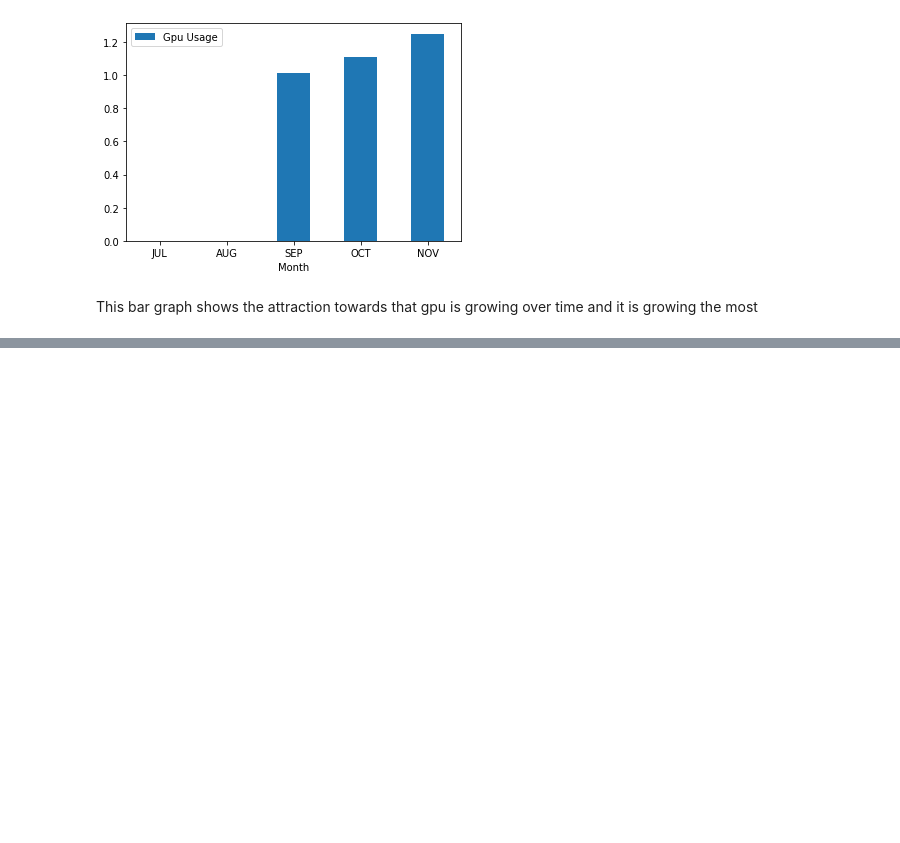
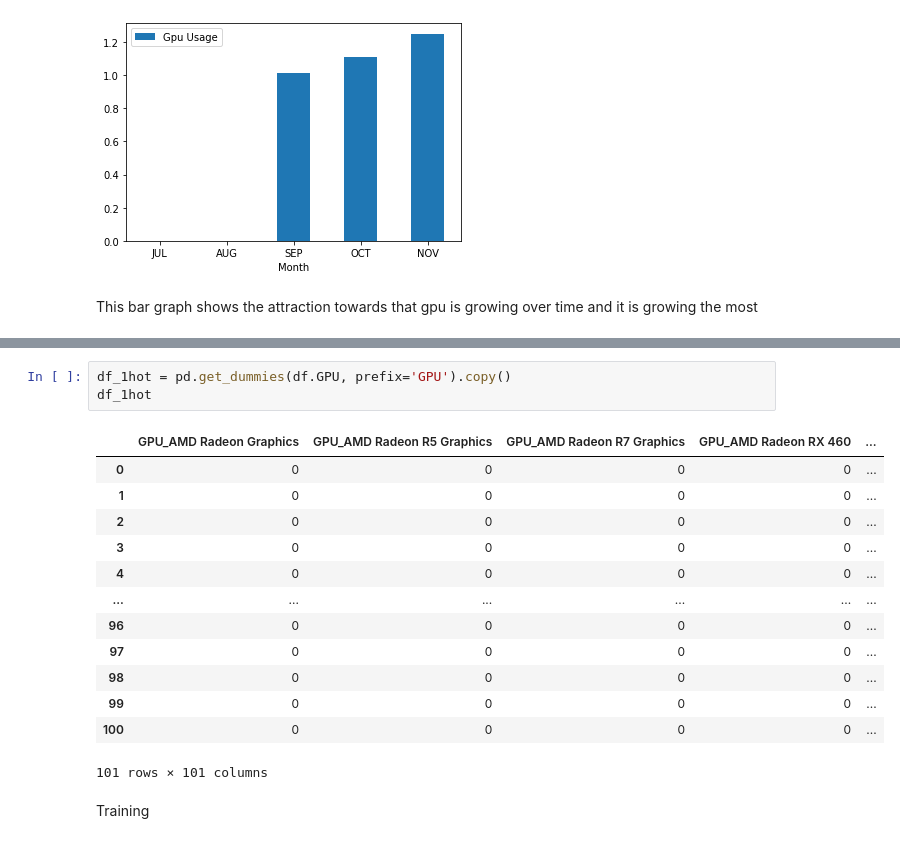
Before and after one commit to jDinhBC/Steam-Data-Scraper-Project, a Jupyter notebook: steam-scraper.ipynb, the cells around one changed output, grey strips where cells are left out. Cells and saved outputs as stored; diff of their text form; blank space fills up the shorter version.

```diff
--- a/steam-scraper.ipynb
+++ b/steam-scraper.ipynb
@@ -200,0 +231,19 @@ This bar graph shows the attraction towards that gpu is growing over time and it
+# %%
+df_1hot = pd.get_dummies(df.GPU, prefix='GPU').copy()
+df_1hot
+# %% [output]
+|  | GPU_AMD Radeon Graphics | GPU_AMD Radeon R5 Graphics | GPU_AMD Radeon R7 Graphics | GPU_AMD Radeon RX 460 | ... |
+| 0 | 0 | 0 | 0 | 0 | ... |
+| 1 | 0 | 0 | 0 | 0 | ... |
+| 2 | 0 | 0 | 0 | 0 | ... |
+| 3 | 0 | 0 | 0 | 0 | ... |
+| 4 | 0 | 0 | 0 | 0 | ... |
+| ... | ... | ... | ... | ... | ... |
+| 96 | 0 | 0 | 0 | 0 | ... |
+| 97 | 0 | 0 | 0 | 0 | ... |
+| 98 | 0 | 0 | 0 | 0 | ... |
+| 99 | 0 | 0 | 0 | 0 | ... |
+| 100 | 0 | 0 | 0 | 0 | ... |
+101 rows × 101 columns
+# %% [markdown]
+Training
```
Also changed, not shown: parts of 11 cells of this notebook.
